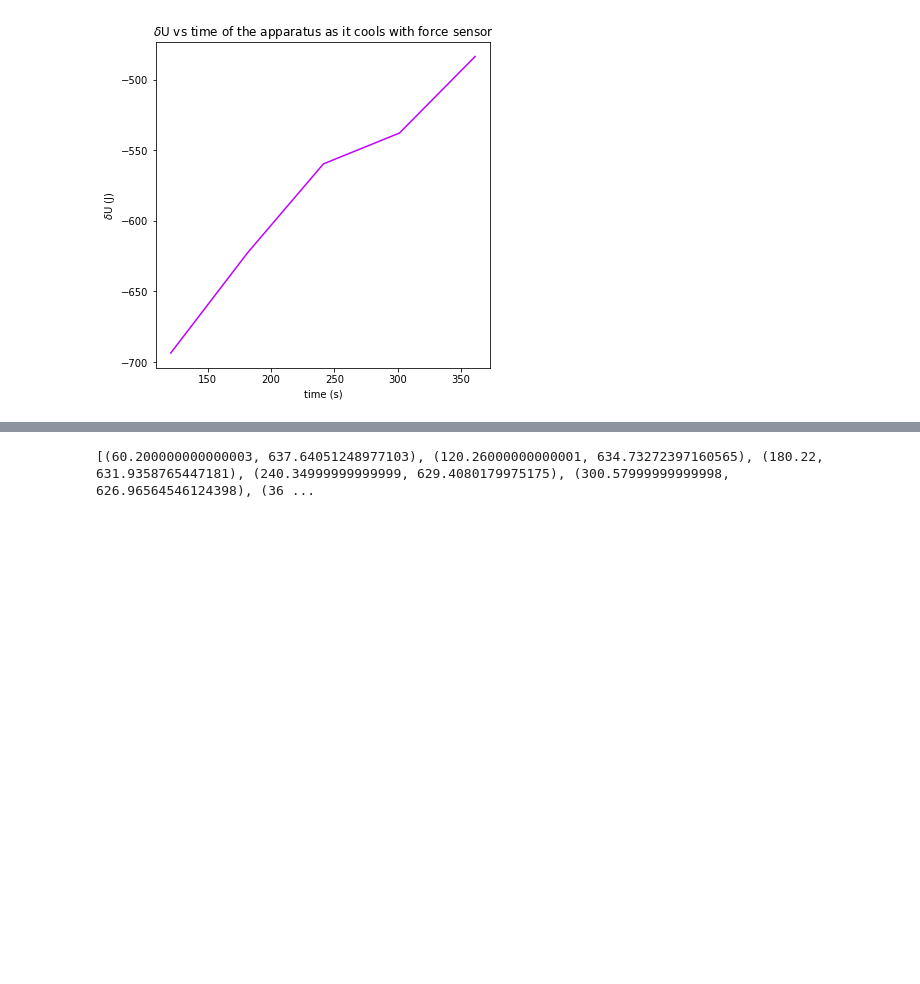
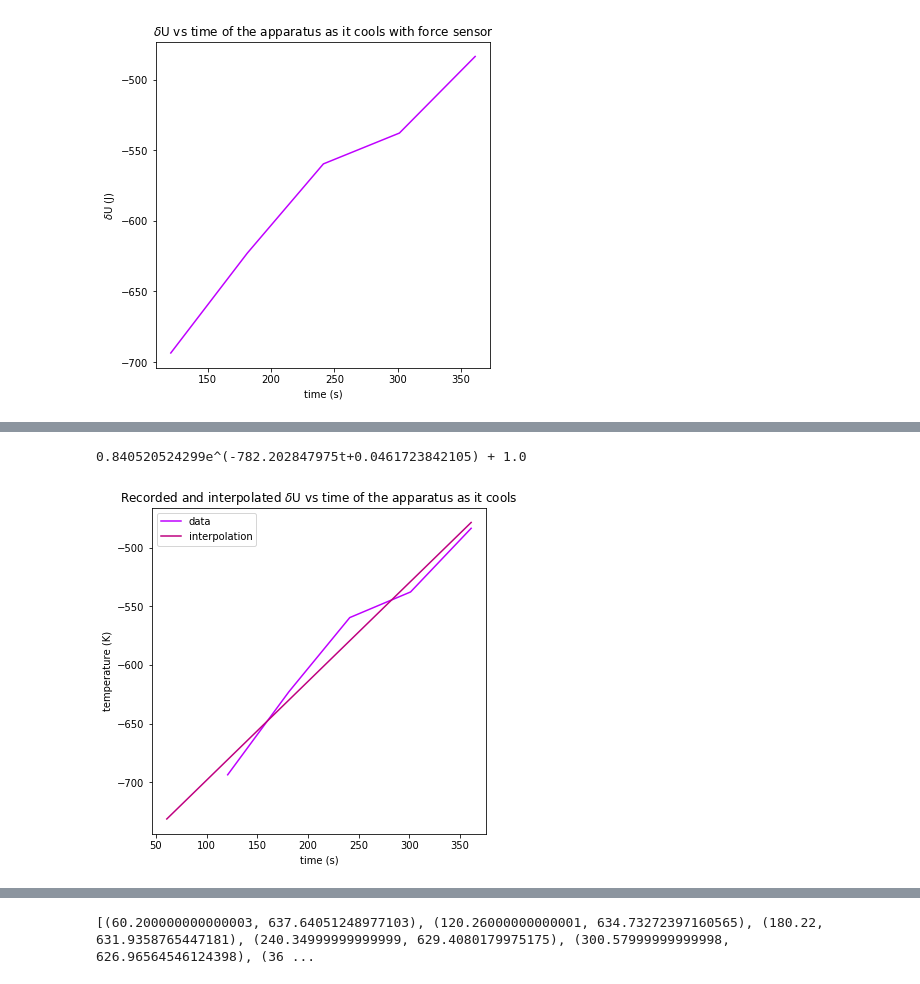
Before and after one commit to kaceyaurum/PHY-252-labs, a Jupyter notebook: lab3.ipynb, the cells around one changed output, grey strips where cells are left out. Cells and saved outputs as stored; diff of their text form; code cells hidden in the pictures; blank space fills up the shorter version.

```diff
--- a/lab3.ipynb
+++ b/lab3.ipynb
@@ -337,0 +361,23 @@ def interpu(t, A, C, B, D):
+# %%
+params = scipy.optimize.curve_fit(interpu, springcnotdeltatt[1:], springcdeltau)
+
+param = params[0]
+
+A = param[0]
+C = param[1]
+# B = param[2]
+# D = param[3]
+print(str(A)+'e^('+str(C)+'t+'+str(D)+') + '+str(B))
+fig = plt.figure(figsize=(6,6))
+ax = fig.add_subplot(111)
+ax.plot(springcnotdeltatt[1:],springcdeltau, c=(.75,0,1), label='data')
+interpt = [A*t+C for t in springcnotdeltatt]
+ax.plot(springcnotdeltatt, interpt, c=(.75,0,.5), label='interpolation')
+ax.set_xlabel('time (s)')
+ax.set_ylabel('temperature (K)')
+ax.legend(loc='best')
+ax.set_title(r'Recorded and interpolated $\delta$U vs time of the apparatus as it cools')
+ax.figure.savefig('intU-t-spring-c')
+# %% [output]
+0.840520524299e^(-782.202847975t+0.0461723842105) + 1.0
+[figure, added]
```
Also changed, not shown: parts of 15 cells of this notebook, 10 other files.
